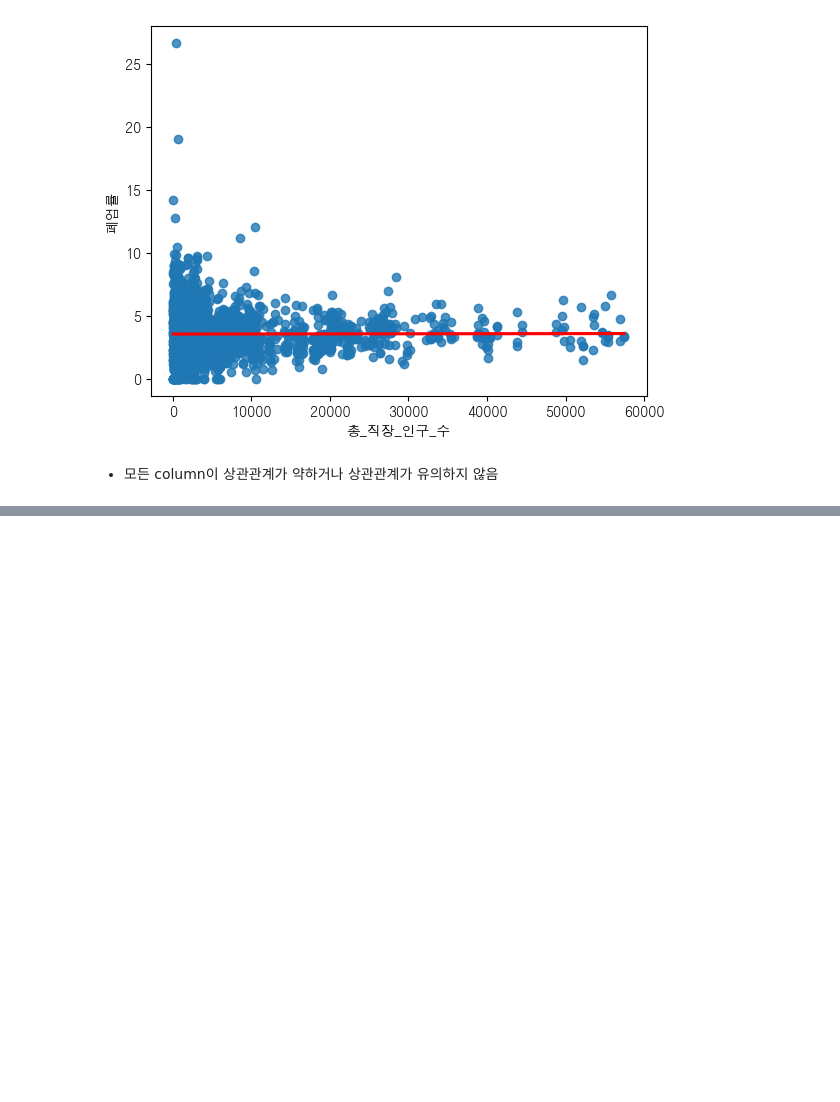
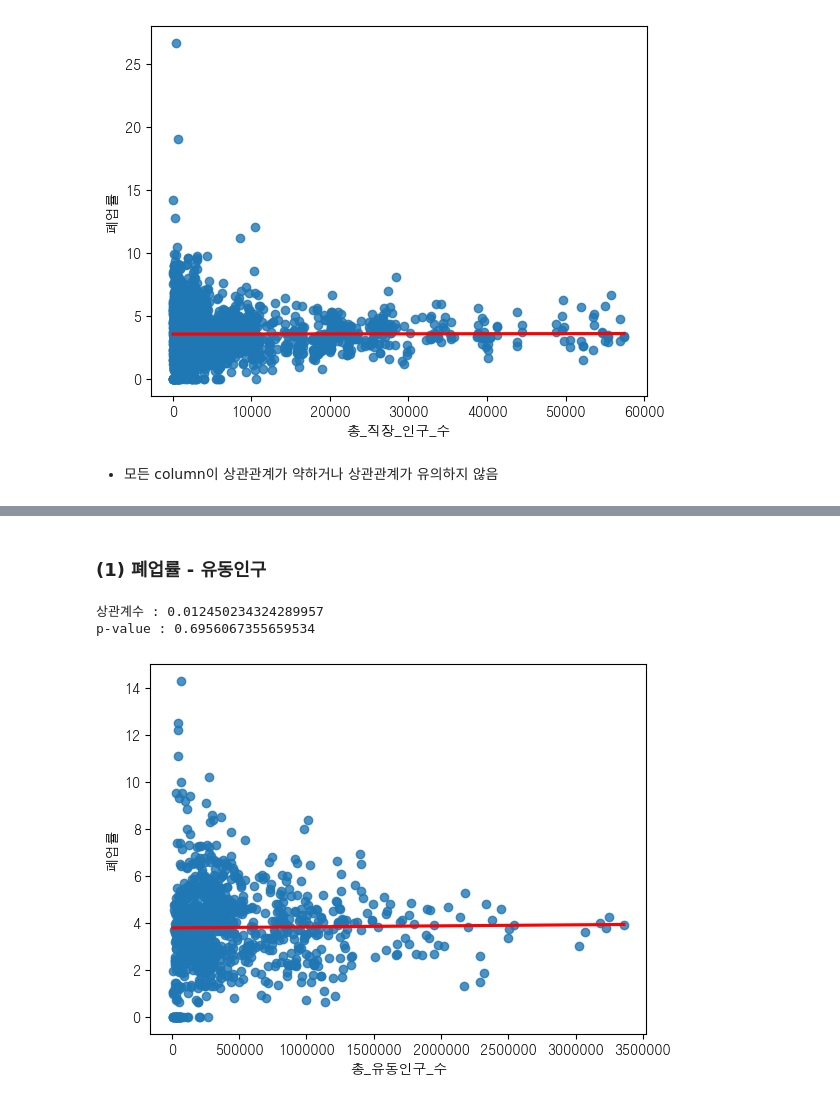
Before and after one commit to CSID-DGU/2020-2-OSSP-3P-1, a Jupyter notebook: 4주차_모델링및시각화/Linear Regression/EDA (자치구별 상관관계).ipynb, the cells around one changed output, grey strips where cells are left out. Saved outputs shown, nothing was run; the diff lists cells and outputs as text; code cells hidden in the pictures; blank space fills up the shorter version.

```diff
--- a/4주차_모델링및시각화/Linear Regression/EDA (자치구별 상관관계).ipynb
+++ b/4주차_모델링및시각화/Linear Regression/EDA (자치구별 상관관계).ipynb
@@ -191,0 +194,3 @@ p-value : 0.8481864632715302
+# %%
+# '송파구'에 해당하는 상권만 추출
+df_1 = df[df['자치구_명'] == '송파구']
@@ -191,0 +207,15 @@ p-value : 0.8481864632715302
+# %% [markdown]
+### (1) 폐업률 - 유동인구
+# %%
+y = df_1['폐업률']
+x = df_1['총_유동인구_수']
+
+sns.regplot(x, y, ci = None, line_kws = {'color' : 'red'})
+
+cor = pearsonr(x, y)
+
+print("상관계수 : {}\np-value : {}".format(cor[0], cor[1]))
+# %% [output]
+상관계수 : 0.012450234324289957
+p-value : 0.6956067355659534
+[figure, added]
```
Also changed, not shown: parts of 21 cells of this notebook.
